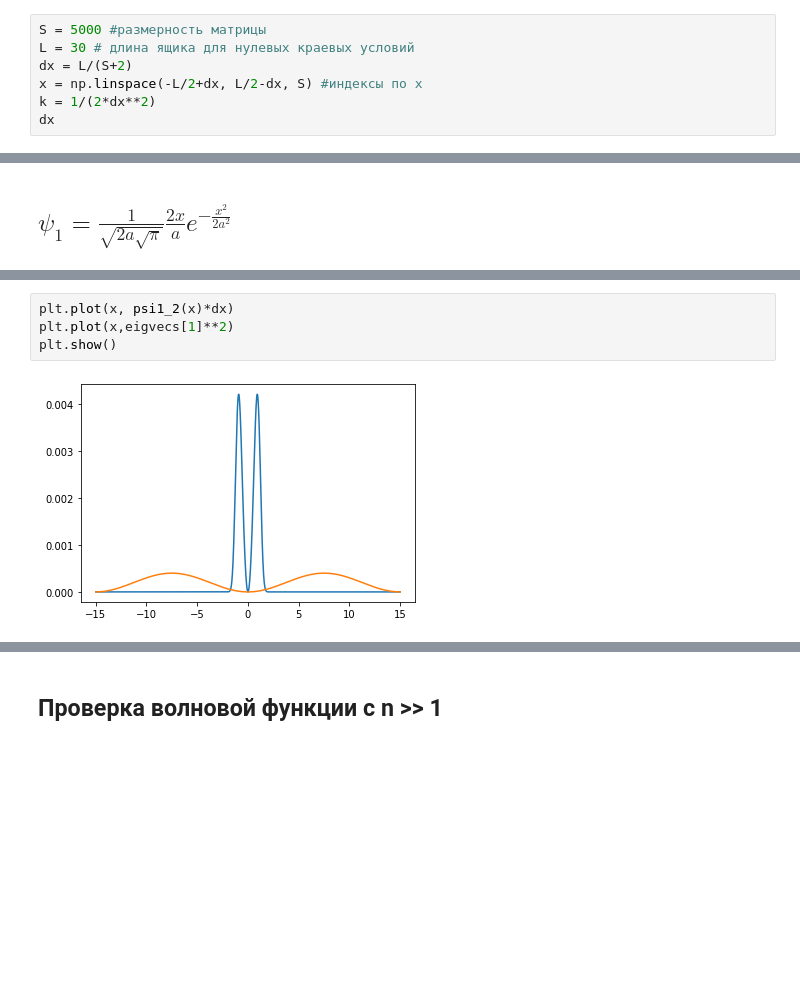
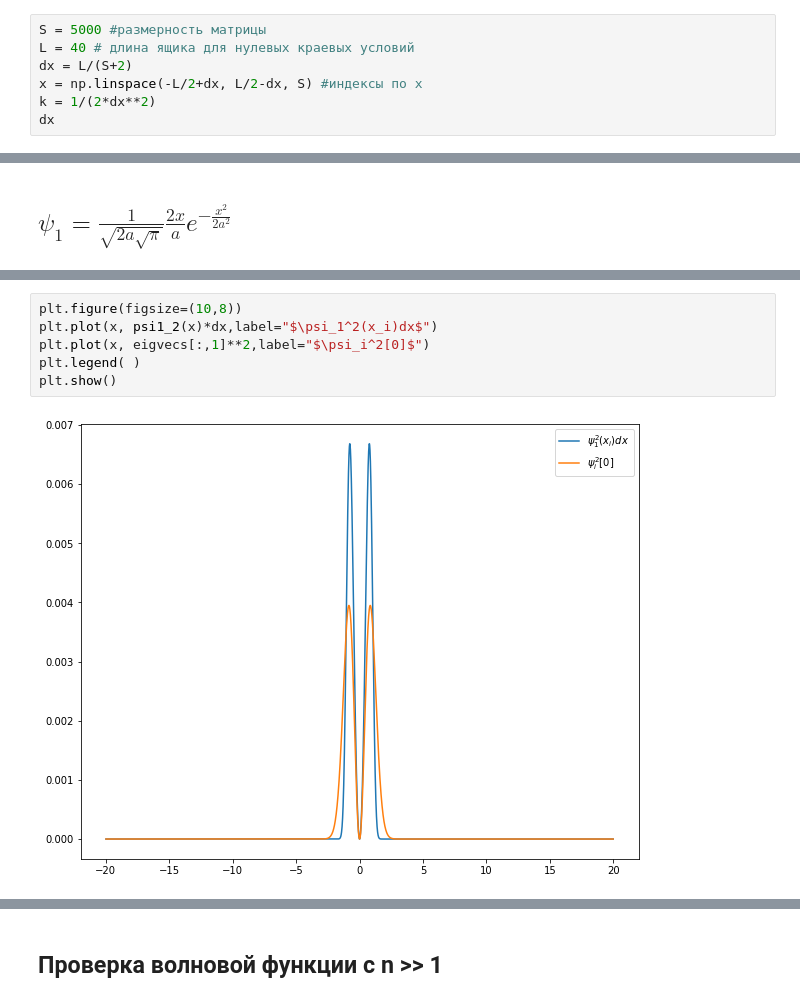
Before and after one commit to Gorchavkina/diplomawork, a Jupyter notebook: fin_diff_matrix_method.ipynb, the cells around one changed output, grey strips where cells are left out. Cells and saved outputs as stored; diff of their text form; blank space fills up the shorter version.

```diff
--- a/fin_diff_matrix_method.ipynb
+++ b/fin_diff_matrix_method.ipynb
@@ -4,7 +4,7 @@ import numpy as np
 import math
 # %%
 S = 5000 #размерность матрицы
-L = 30 # длина ящика для нулевых краевых условий
+L = 40 # длина ящика для нулевых краевых условий
 dx = L/(S+2)
 x = np.linspace(-L/2+dx, L/2-dx, S) #индексы по x
 k = 1/(2*dx**2)
@@ -154,6 +212,8 @@ plt.show()
 # %%
-plt.plot(x, psi1_2(x)*dx)
-plt.plot(x,eigvecs[1]**2)
+plt.figure(figsize=(10,8))
+plt.plot(x, psi1_2(x)*dx,label="$\psi_1^2(x_i)dx$")
+plt.plot(x, eigvecs[:,1]**2,label="$\psi_i^2[0]$")
+plt.legend( )
 plt.show()
 # %% [output]
-[figure, old version]
+[figure, new version]
```
Also changed, not shown: parts of 32 cells of this notebook.
